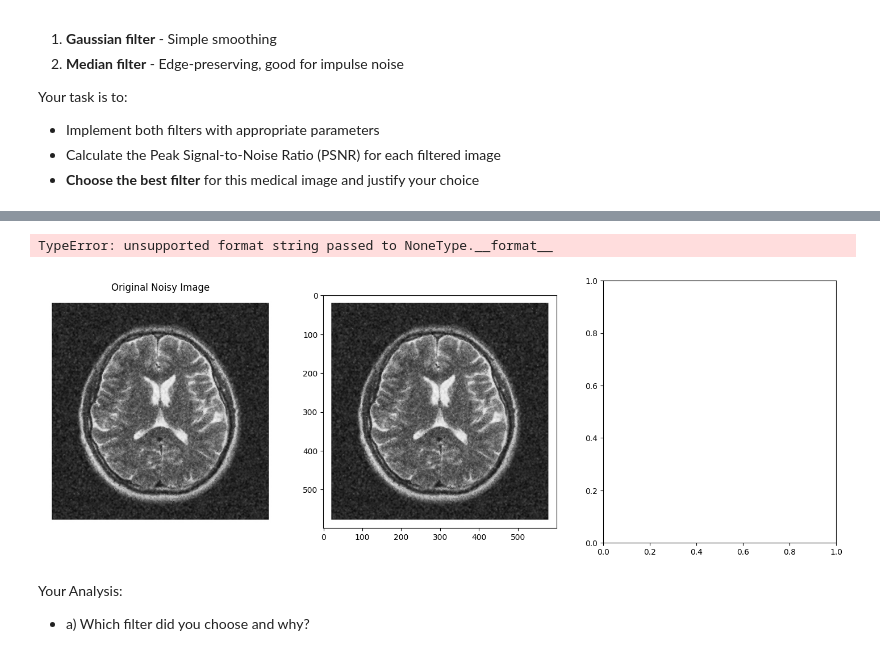
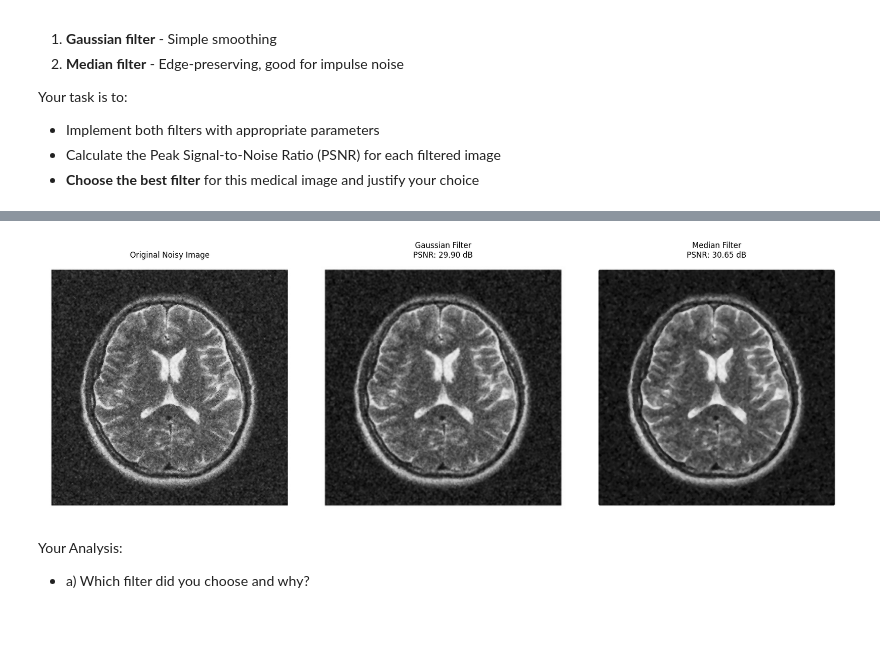
Before and after one commit to julianamassaro/BMEN509-623_Deliverable_1, a Jupyter notebook: deliverable-01-starter.ipynb, the cells around one changed output, grey strips where cells are left out. Cells and saved outputs as stored; diff of their text form; code cells hidden in the pictures; blank space fills up the shorter version.

```diff
--- a/deliverable-01-starter.ipynb
+++ b/deliverable-01-starter.ipynb
@@ -473,14 +473,16 @@ img_array = np.array(img, dtype=float)
 # Implement both different filters
     # Hint: Try different parameter values to optimize each filter
 
-sigma = .25                 # TODO: choose sigma
-kernel_size = 9            # TODO: choose median size (odd integer)
+sigma = 1.0                 # TODO: choose sigma
+kernel_size = 5           # TODO: choose median size (odd integer)
 
 # 1. Gaussian filter (adjust sigma)
 img_gaussian = gaussian_filter(img_array, sigma=sigma)  # TODO: Optimize sigma
+img_gaussian = np.clip(img_gaussian, 0, 255).astype(np.uint8)
 
 # 2. Median filter (adjust size)
 img_median = median_filter(img_array, size=kernel_size)  # TODO: Optimize size
+img_median = np.clip(img_median, 0, 255).astype(np.uint8)
 
 # Calculate PSNR for each filtered image
 def calculate_psnr(original, filtered):
@@ -489,37 +491,38 @@ def calculate_psnr(original, filtered):
     PSNR = 10 * log10(MAX^2 / MSE)
     where MSE is the mean squared error
     """
+    original = original.astype(np.float64)
+    filtered = filtered.astype(np.float64)
     # Implement PSNR calculation
         # Hint: For images, MAX is typically 255 for 8-bit images
-    mse = None        # TODO
+    mse = np.mean((original - filtered) ** 2)        # TODO
     max_pixel = 255  # TODO
-    psnr = None       # TODO
+    psnr = 10 * np.log10((max_pixel ** 2)/mse)      # TODO
     return psnr
 
 # Calculate PSNR for a reference (you'll need to think about what reference to use)
 # For demonstration, we'll calculate PSNR relative to the original noisy image
 # In practice, you'd want a ground truth clean image
 
 # Display results
 fig, axes = plt.subplots(1, 3, figsize=(18, 6))
 
 axes[0].imshow(img_array, cmap='gray')
 axes[0].set_title('Original Noisy Image')
 axes[0].axis('off')
 
 axes[1].imshow(img_gaussian, cmap='gray')
 axes[1].set_title(f'Gaussian Filter\nPSNR: {calculate_psnr(img_array, img_gaussian):.2f} dB')
 axes[1].axis('off')
 
 axes[2].imshow(img_median, cmap='gray')
 axes[2].set_title(f'Median Filter\nPSNR: {calculate_psnr(img_array, img_median):.2f} dB')
 axes[2].axis('off')
 
 plt.tight_layout()
 plt.show()
 # %% [output]
-TypeError: unsupported format string passed to NoneType.__format__
-[figure, old version]
+[figure, new version]
 # %% [markdown]
 Your Analysis:
 
```
Also changed, not shown: parts of 8 cells of this notebook.
